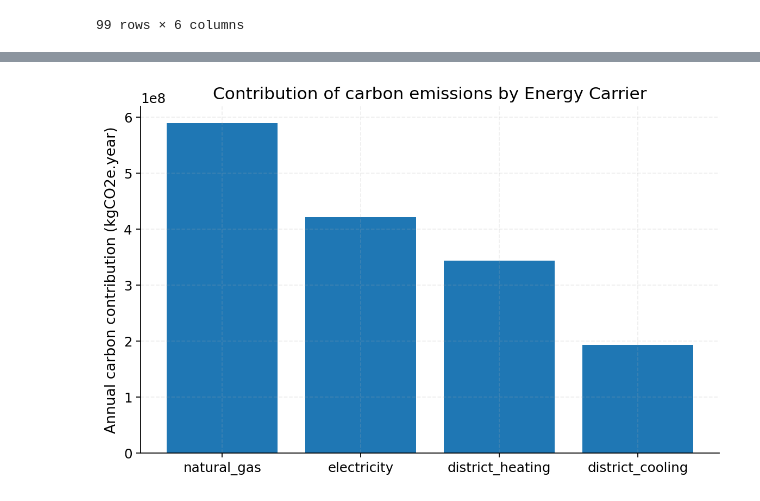
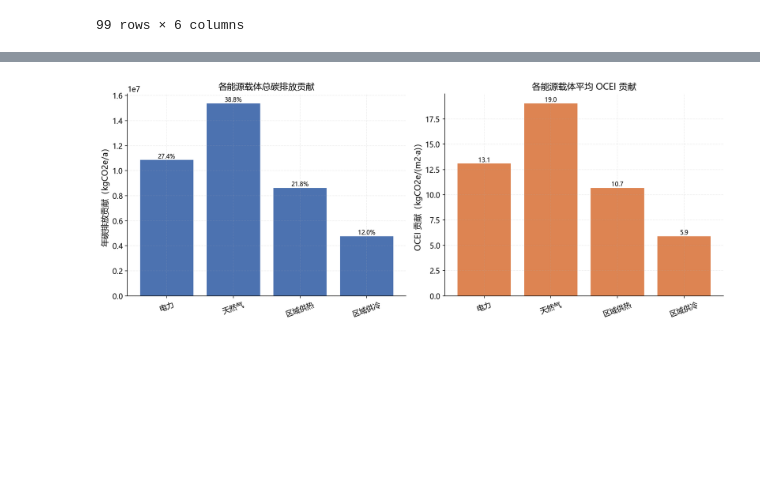
Before and after one commit to David2457813379/paper-revision-2026-06-15, a Jupyter notebook: 04_EUI_OCEI_Coupling_and_Carbon_Analysis.ipynb, the cells around one changed output, grey strips where cells are left out. Saved outputs shown, nothing was run; the diff lists cells and outputs as text; code cells hidden in the pictures; blank space fills up the shorter version.

Commit message:
Add third-version figure QA and reviewer audit updates

```diff
--- a/04_EUI_OCEI_Coupling_and_Carbon_Analysis.ipynb
+++ b/04_EUI_OCEI_Coupling_and_Carbon_Analysis.ipynb
@@ -2,6 +22,7 @@
 
 
 from pathlib import Path
+import os
 
 import joblib
 import numpy as np
@@ -15,6 +36,9 @@ from sklearn.metrics import (
     r2_score
 )
 from sklearn.model_selection import KFold
+
+plt.rcParams["font.sans-serif"] = ["Microsoft YaHei", "SimHei", "Arial Unicode MS", "DejaVu Sans"]
+plt.rcParams["axes.unicode_minus"] = False
 
 plt.rcParams.update({
     "figure.dpi": 150,
@@ -42,3 +66,6 @@ for p in [OUT_DIR, FIG_DIR, MODEL_DIR]:
 DATASET_PATH = DATA_DIR / "step1_simulation_dataset.csv"
 SRC_PATH = STEP2_DIR / "src_indices_bootstrap.csv"
 BEST2_PATH = STEP3_DIR / "best2_models.csv"
+FAST_MODE = os.environ.get("EUI_FAST_MODE", "0") == "1"
+BOOTSTRAP_N = 100 if FAST_MODE else 1000
+CARBON_CV_SPLITS = 3 if FAST_MODE else 10
@@ -693,19 +909,59 @@ carbon_metrics_df
 # %%
-
-# ---------- 5) Carbon-emission contribution breakdown figure ----------
-contrib = pd.Series({
+# ---------- 5) Consolidated dual-view carbon contribution figure ----------
+carrier_carbon_total = pd.Series({
     "electricity": (df["electricity_kwh_for_carbon"] * EMISSION_FACTORS["electricity"]).sum(),
     "natural_gas": (df["natural_gas_kwh_for_carbon"] * EMISSION_FACTORS["natural_gas"]).sum(),
     "district_heating": (df["district_heating_kwh_for_carbon"] * EMISSION_FACTORS["district_heating"]).sum(),
     "district_cooling": (df["district_cooling_kwh_for_carbon"] * EMISSION_FACTORS["district_cooling"]).sum(),
-}).sort_values(ascending=False)
+}, dtype=float).reindex(["electricity", "natural_gas", "district_heating", "district_cooling"]).fillna(0.0)
 
-fig, ax = plt.subplots(figsize=(7.4, 4.8))
-ax.bar(contrib.index, contrib.values)
-ax.set_title("Contribution of carbon emissions by Energy Carrier")
-ax.set_ylabel("Annual carbon contribution (kgCO2e.year)")
+carrier_labels_zh = {
+    "electricity": "电力",
+    "natural_gas": "天然气",
+    "district_heating": "区域供热",
+    "district_cooling": "区域供冷",
+}
+
+carrier_ocei_avg = pd.Series({
+    carrier: (df[f"{carrier}_kwh_for_carbon"] * EMISSION_FACTORS[carrier] / df["gross_floor_area_m2"]).mean()
+    for carrier in carrier_carbon_total.index
+}, dtype=float)
+carrier_share = carrier_carbon_total / carrier_carbon_total.sum()
+
+carbon_breakdown_df = pd.DataFrame({
+    "carrier": carrier_carbon_total.index,
+    "carrier_zh": [carrier_labels_zh[c] for c in carrier_carbon_total.index],
+    "total_carbon_kgco2e": carrier_carbon_total.values,
+    "avg_carbon_kgco2e_per_sample": (carrier_carbon_total / len(df)).values,
+    "avg_ocei_kgco2e_m2": carrier_ocei_avg.values,
+    "share": carrier_share.values,
+})
+carbon_breakdown_df.to_csv(OUT_DIR / "carbon_breakdown_by_carrier.csv", index=False, encoding="utf-8-sig")
+
+fig, axes = plt.subplots(1, 2, figsize=(13.2, 5.2), dpi=150)
+
+ax = axes[0]
+bars = ax.bar(carbon_breakdown_df["carrier_zh"], carbon_breakdown_df["total_carbon_kgco2e"], color="#4C72B0")
+ax.set_title("各能源载体总碳排放贡献")
+ax.set_ylabel("年碳排放贡献（kgCO2e/a）")
+ax.tick_params(axis="x", rotation=20)
+for bar, share in zip(bars, carbon_breakdown_df["share"]):
+    ax.text(bar.get_x() + bar.get_width()/2, bar.get_height(),
+            f"{share*100:.1f}%", ha="center", va="bottom", fontsize=9)
+
+ax = axes[1]
+bars = ax.bar(carbon_breakdown_df["carrier_zh"], carbon_breakdown_df["avg_ocei_kgco2e_m2"], color="#DD8452")
+ax.set_title("各能源载体平均 OCEI 贡献")
+ax.set_ylabel("OCEI 贡献（kgCO2e/(m2·a)）")
+ax.tick_params(axis="x", rotation=20)
+for bar, val in zip(bars, carbon_breakdown_df["avg_ocei_kgco2e_m2"]):
+    ax.text(bar.get_x() + bar.get_width()/2, bar.get_height(),
+            f"{val:.1f}", ha="center", va="bottom", fontsize=9)
+
 fig.tight_layout()
-fig.savefig(FIG_DIR / "carbon_contribution_by_carrier.png", bbox_inches="tight")
+fig.savefig(FIG_DIR / "carbon_contribution_dual_view.png", dpi=300, bbox_inches="tight")
 plt.show()
+
+display(carbon_breakdown_df.round(4))
 # %% [output]
-[figure, old version]
+[figure, new version]
```
Also changed, not shown: parts of 32 cells of this notebook, 17 other files.
